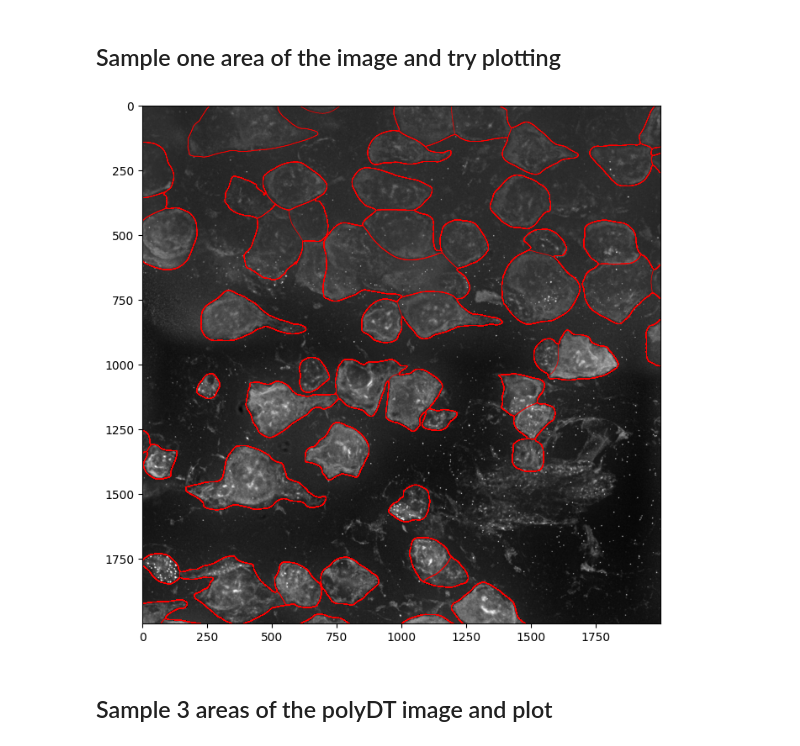
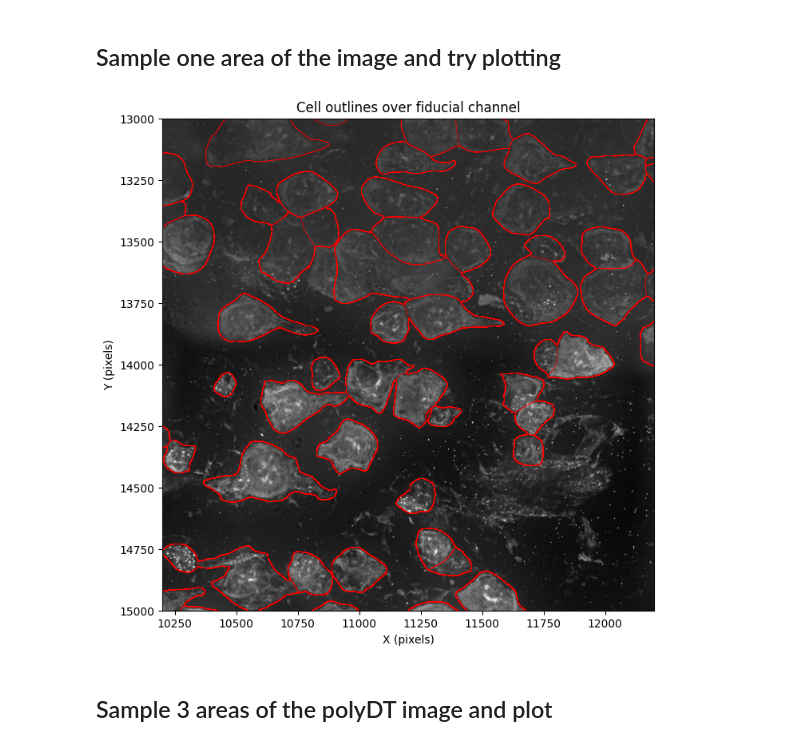
Before and after one commit to mspend/big-fish-examples, a Jupyter notebook: bioprotean_smfish/plots/paper_figs.ipynb, the cells around one changed output. Drawn from its saved outputs; the diff is of its cells as text; code cells hidden in the pictures.

Commit message:
modified so the axes are in pixel coordinates of the original image

```diff
--- a/bioprotean_smfish/plots/paper_figs.ipynb
+++ b/bioprotean_smfish/plots/paper_figs.ipynb
@@ -102,6 +102,4 @@ regions = {
     "bottom_right": (22000, 24000, 17000, 19000),
 }
 # %%
-y_min, y_max, x_min, x_max = regions["center"]
-
-polydt_image_crop = polyDT_image_contrasted[y_min:y_max, x_min:x_max]
+y1, y2, x1, x2 = regions["center"]
@@ -111,18 +106,33 @@ mask_crop = cell_label[y_min:y_max, x_min:x_max]
 # %%
 fig, ax = plt.subplots(figsize=(8, 8))
 
-ax.imshow(polydt_image_crop, cmap="gray")
+polydt_image_crop = polyDT_image_contrasted[y1:y2, x1:x2]
+
+# crop the cellpose outlines too
+mask_crop = cell_label[y1:y2, x1:x2]
+
+ax.imshow(
+    polydt_image_crop,
+    cmap="gray",
+    extent=[x1, x2, y2, y1]
+)
 
 ax.contour(
+    np.arange(x1, x2),
+    np.arange(y1, y2),
     mask_crop,
     levels=np.unique(mask_crop)[1:],
     colors="red",
     linewidths=0.5
 )
 
+ax.set_xlabel("X (pixels)")
+ax.set_ylabel("Y (pixels)")
+ax.set_title("Cell outlines over fiducial channel")
+
 plt.show()
 # %% [output]
-[figure, old version]
+[figure, new version]
 # %% [markdown]
 ## Sample 3 areas of the polyDT image and plot
 # %%
```
Also changed, not shown: parts of 1 cell of this notebook.
